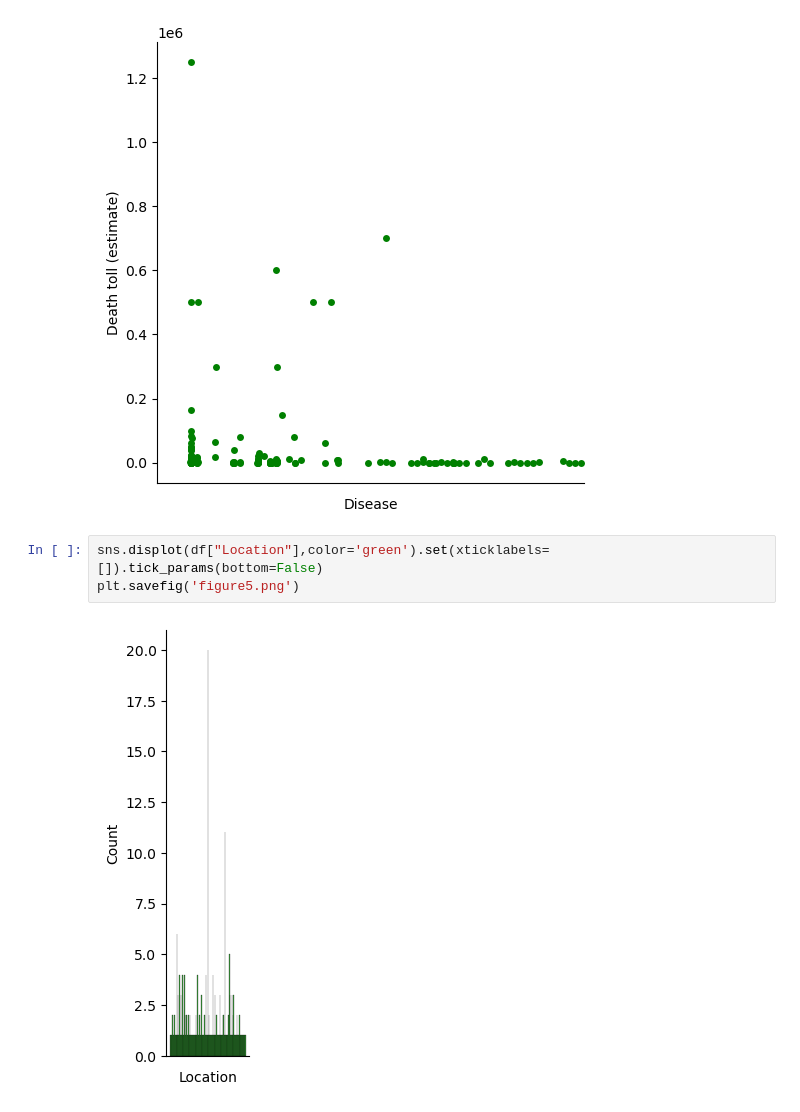
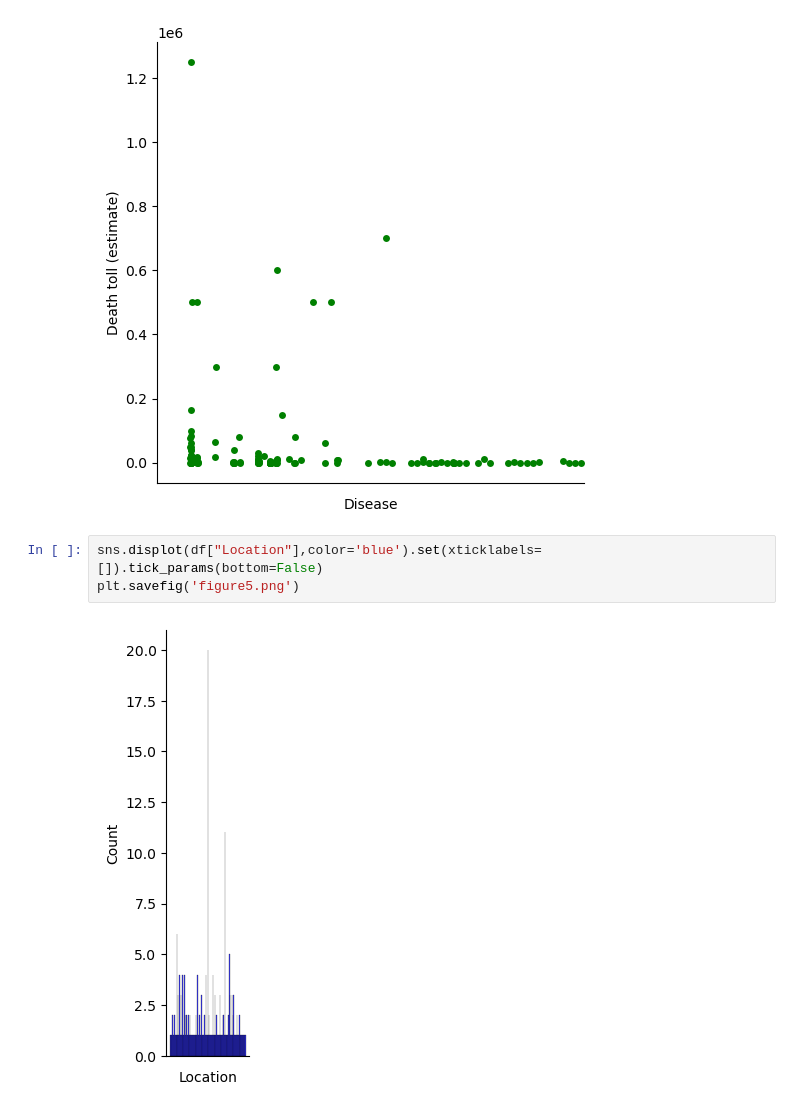
Before and after one commit to robbysainsbury/codeForWebScrapingBlogPost, a Jupyter notebook: EDA.ipynb, the cells around one changed output. Drawn from its saved outputs; the diff is of its cells as text.

```diff
--- a/EDA.ipynb
+++ b/EDA.ipynb
@@ -89,8 +89,8 @@ plt.savefig('figure4.png')
 # %% [output]
 [figure]
 # %%
-sns.displot(df["Location"],color='green').set(xticklabels=[]).tick_params(bottom=False)
+sns.displot(df["Location"],color='blue').set(xticklabels=[]).tick_params(bottom=False)
 plt.savefig('figure5.png')
 # %% [output]
-[figure, old version]
+[figure, new version]
 # %%
```
Also changed, not shown: parts of 1 cell of this notebook, 6 other files.
